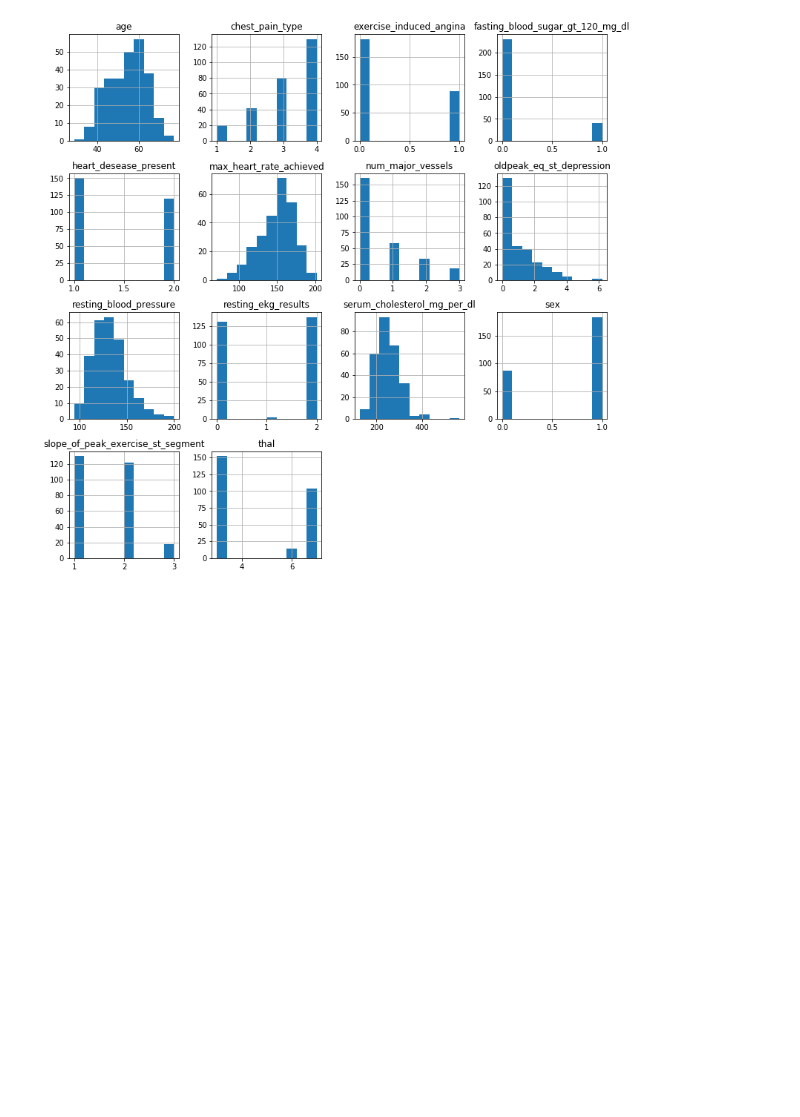
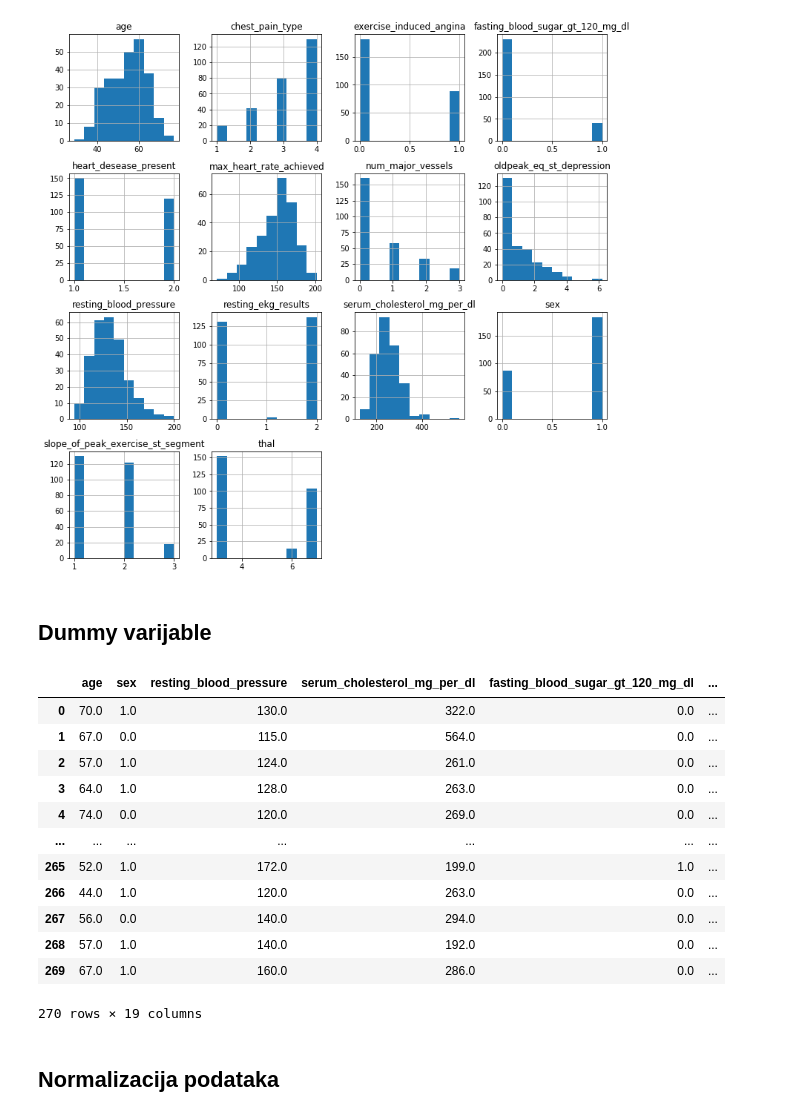
Before and after one commit to frayyyx/testRepo, a Jupyter notebook: Vezbe4.ipynb, the cells around one changed output. Drawn from its saved outputs; the diff is of its cells as text; code cells hidden in the pictures; blank space fills up the shorter version.

```diff
--- a/Vezbe4.ipynb
+++ b/Vezbe4.ipynb
@@ -163,3 +163,27 @@ array([[<matplotlib.axes._subplots.AxesSubplot object at 0x...>,
         <matplotlib.axes._subplots.AxesSubplot object at 0x...>]],
       dtype=object)
 [figure]
+# %% [markdown]
+## Dummy varijable
+# %%
+dummy_variable = ['thal', 'chest_pain_type']
+# %%
+df3 = pd.get_dummies(df, columns=dummy_variable)
+# %%
+df3
+# %% [output]
+|  | age | sex | resting_blood_pressure | serum_cholesterol_mg_per_dl | fasting_blood_sugar_gt_120_mg_dl | ... |
+| 0 | 70.0 | 1.0 | 130.0 | 322.0 | 0.0 | ... |
+| 1 | 67.0 | 0.0 | 115.0 | 564.0 | 0.0 | ... |
+| 2 | 57.0 | 1.0 | 124.0 | 261.0 | 0.0 | ... |
+| 3 | 64.0 | 1.0 | 128.0 | 263.0 | 0.0 | ... |
+| 4 | 74.0 | 0.0 | 120.0 | 269.0 | 0.0 | ... |
+| ... | ... | ... | ... | ... | ... | ... |
+| 265 | 52.0 | 1.0 | 172.0 | 199.0 | 1.0 | ... |
+| 266 | 44.0 | 1.0 | 120.0 | 263.0 | 0.0 | ... |
+| 267 | 56.0 | 0.0 | 140.0 | 294.0 | 0.0 | ... |
+| 268 | 57.0 | 1.0 | 140.0 | 192.0 | 0.0 | ... |
+| 269 | 67.0 | 1.0 | 160.0 | 286.0 | 0.0 | ... |
+270 rows × 19 columns
+# %% [markdown]
+## Normalizacija podataka
```
Also changed, not shown: parts of 8 cells of this notebook.
